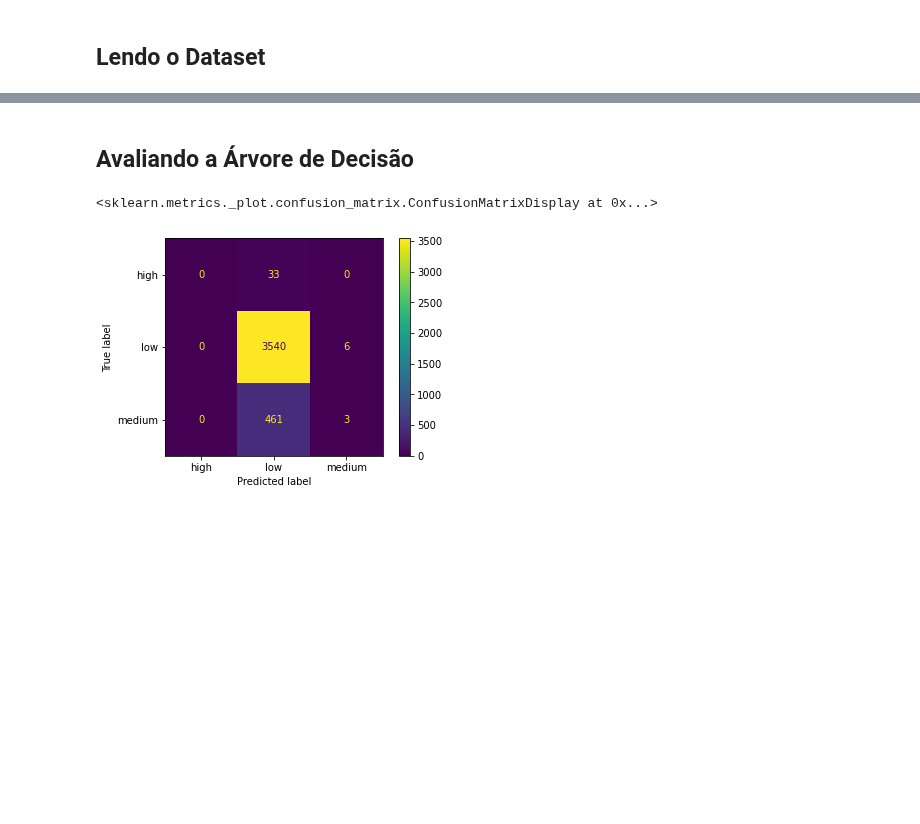
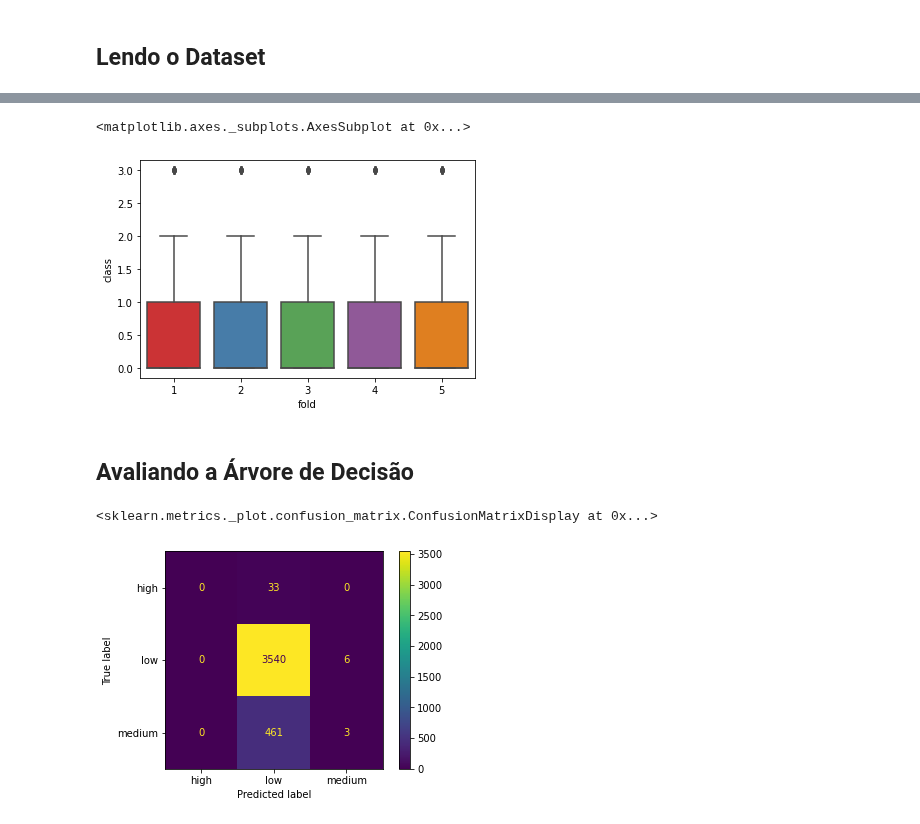
Before and after one commit to lucas-fpaiva/AnalisePred-PES, a Jupyter notebook: Projeto/car_eval/classifier_car.ipynb, the cells around one changed output, grey strips where cells are left out. Saved outputs shown, nothing was run; the diff lists cells and outputs as text; code cells hidden in the pictures; blank space fills up the shorter version.

```diff
--- a/Projeto/car_eval/classifier_car.ipynb
+++ b/Projeto/car_eval/classifier_car.ipynb
@@ -178,2 +225,7 @@ forroset = forroset.rename(columns={'popularity_class':'popularity'})
+# %%
+sns.boxplot(data = data, y='class',x='fold',palette='Set1')
+# %% [output]
+<matplotlib.axes._subplots.AxesSubplot at 0x...>
+[figure, added]
 # %% [markdown]
 ## Avaliando a Árvore de Decisão
```
Also changed, not shown: parts of 16 cells of this notebook.
